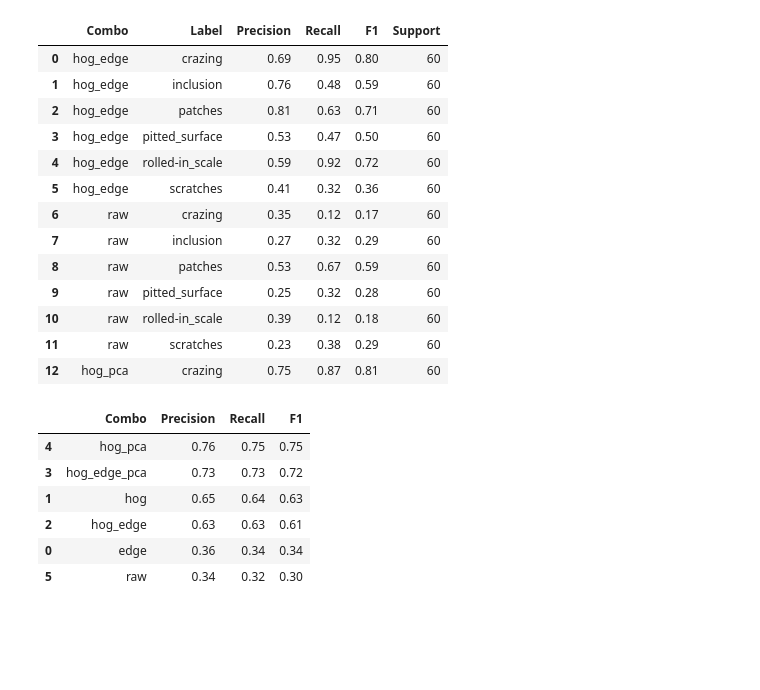
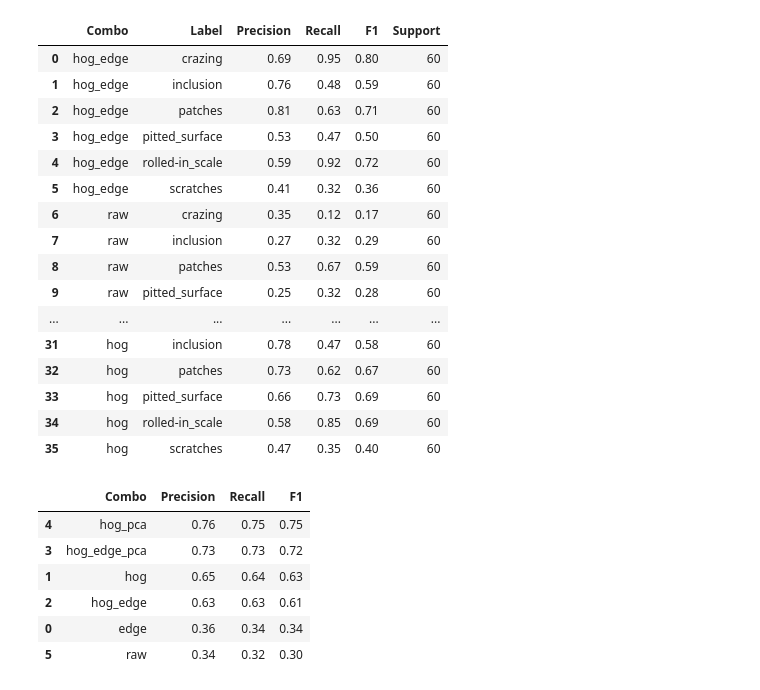
Before and after one commit to stuart-spackman/surface-defect-detection, a Jupyter notebook: notebooks/05_evaluation_metrics.ipynb, the cells around one changed output. Cells and saved outputs as stored; diff of their text form; code cells hidden in the pictures; blank space fills up the shorter version.

```diff
--- a/notebooks/05_evaluation_metrics.ipynb
+++ b/notebooks/05_evaluation_metrics.ipynb
@@ -41,37 +41,42 @@ for report_file in report_files:
     in_class_selection = False
     for line in lines:
         parts = line.strip().split()
         if len(parts) == 5 and parts[0] not in ("accuracy", "macro", "weighted"):
             label, prec, rec, f1, support = parts
             results.append({
                 "Combo": combo_name,
                 "Label": label,
                 "Precision": float(prec),
                 "Recall": float(rec),
                 "F1": float(f1),
                 "Support": int(support)
             })
 
 # create a DataFrame
 df = pd.DataFrame(results)
 
 # preview
-df.head(13)
+#df.head(13)
+
+df
 # %% [output]
 |  | Combo | Label | Precision | Recall | F1 | Support |
 | 0 | hog_edge | crazing | 0.69 | 0.95 | 0.80 | 60 |
 | 1 | hog_edge | inclusion | 0.76 | 0.48 | 0.59 | 60 |
 | 2 | hog_edge | patches | 0.81 | 0.63 | 0.71 | 60 |
 | 3 | hog_edge | pitted_surface | 0.53 | 0.47 | 0.50 | 60 |
 | 4 | hog_edge | rolled-in_scale | 0.59 | 0.92 | 0.72 | 60 |
 | 5 | hog_edge | scratches | 0.41 | 0.32 | 0.36 | 60 |
 | 6 | raw | crazing | 0.35 | 0.12 | 0.17 | 60 |
 | 7 | raw | inclusion | 0.27 | 0.32 | 0.29 | 60 |
 | 8 | raw | patches | 0.53 | 0.67 | 0.59 | 60 |
 | 9 | raw | pitted_surface | 0.25 | 0.32 | 0.28 | 60 |
-| 10 | raw | rolled-in_scale | 0.39 | 0.12 | 0.18 | 60 |
-| 11 | raw | scratches | 0.23 | 0.38 | 0.29 | 60 |
-| 12 | hog_pca | crazing | 0.75 | 0.87 | 0.81 | 60 |
+| ... | ... | ... | ... | ... | ... | ... |
+| 31 | hog | inclusion | 0.78 | 0.47 | 0.58 | 60 |
+| 32 | hog | patches | 0.73 | 0.62 | 0.67 | 60 |
+| 33 | hog | pitted_surface | 0.66 | 0.73 | 0.69 | 60 |
+| 34 | hog | rolled-in_scale | 0.58 | 0.85 | 0.69 | 60 |
+| 35 | hog | scratches | 0.47 | 0.35 | 0.40 | 60 |
 # %%
 # average the performance of each combo
 avg_df = df.groupby("Combo")[["Precision", "Recall", "F1"]].mean().reset_index()
```
Also changed, not shown: 2 other files.
